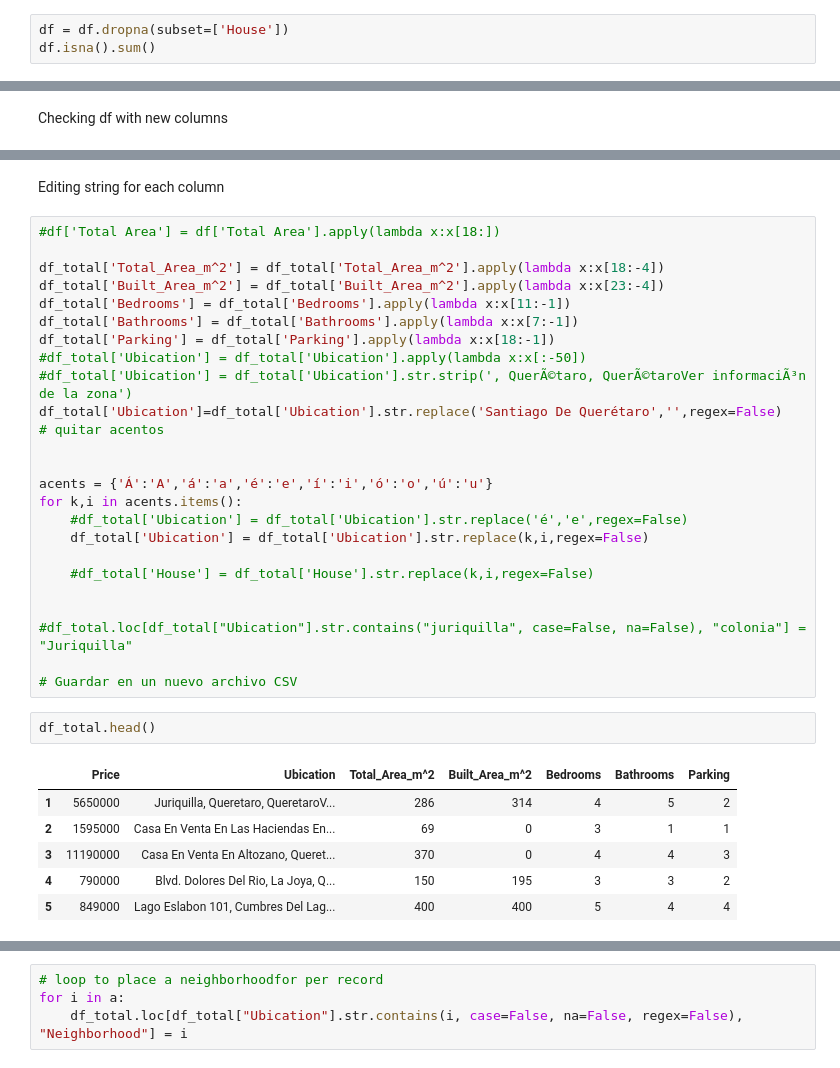
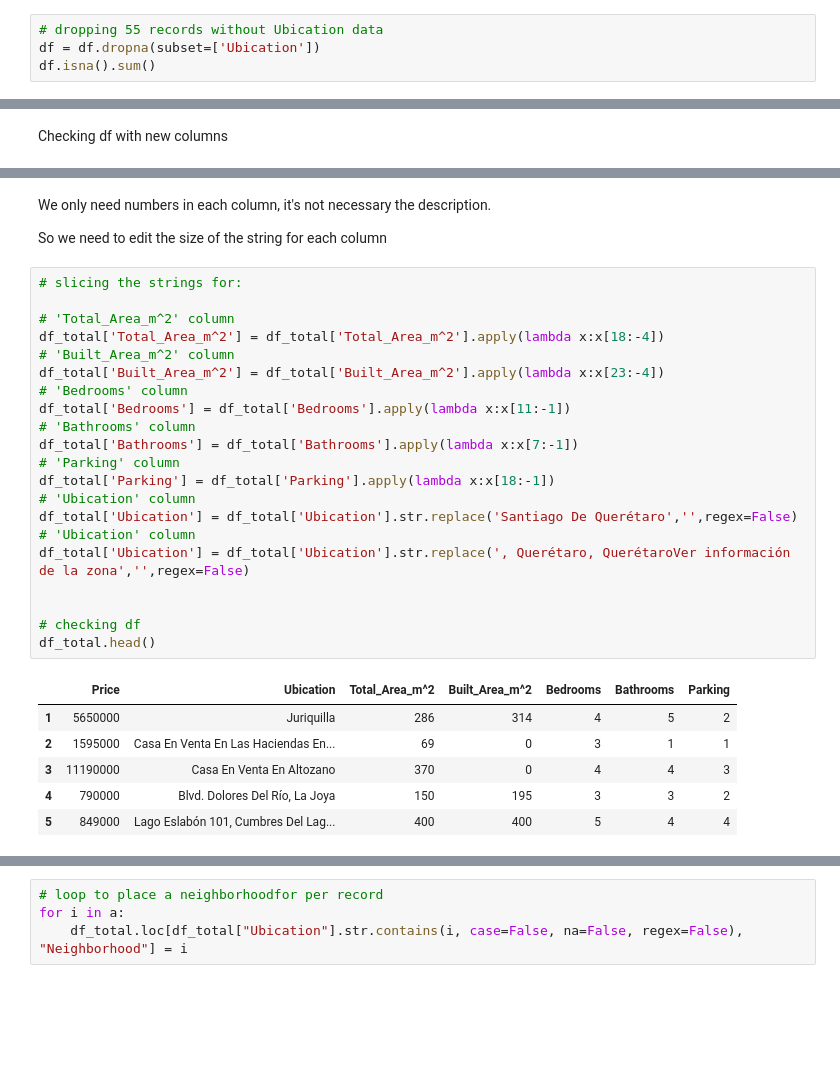
Before and after one commit to GerYar/WebscrapingHousing, a Jupyter notebook: DataCleaning.ipynb, the cells around one changed output, grey strips where cells are left out. Cells and saved outputs as stored; diff of their text form; blank space fills up the shorter version.

```diff
--- a/DataCleaning.ipynb
+++ b/DataCleaning.ipynb
@@ -54,7 +56,8 @@ Ubication    67
 Features      0
 dtype: int64
 # %%
-df = df.dropna(subset=['House'])
+# dropping 55 records without Ubication data
+df = df.dropna(subset=['Ubication'])
 df.isna().sum()
 # %% [output]
 House        0
@@ -243,36 +249,32 @@ memory usage: 57.2+ KB
 # %% [markdown]
-Editing string for each column
+We only need numbers in each column, it's not necessary the description.
+
+So we need to edit the size of the string for each column
 # %%
-#df['Total Area'] = df['Total Area'].apply(lambda x:x[18:])
+# slicing the strings for:
 
+# 'Total_Area_m^2' column
 df_total['Total_Area_m^2'] = df_total['Total_Area_m^2'].apply(lambda x:x[18:-4])
+# 'Built_Area_m^2' column
 df_total['Built_Area_m^2'] = df_total['Built_Area_m^2'].apply(lambda x:x[23:-4])
+# 'Bedrooms' column
 df_total['Bedrooms'] = df_total['Bedrooms'].apply(lambda x:x[11:-1])
+# 'Bathrooms' column
 df_total['Bathrooms'] = df_total['Bathrooms'].apply(lambda x:x[7:-1])
+# 'Parking' column
 df_total['Parking'] = df_total['Parking'].apply(lambda x:x[18:-1])
-#df_total['Ubication'] = df_total['Ubication'].apply(lambda x:x[:-50])
-#df_total['Ubication'] = df_total['Ubication'].str.strip(', QuerÃ©taro, QuerÃ©taroVer informaciÃ³n de la zona')
-df_total['Ubication']=df_total['Ubication'].str.replace('Santiago De Querétaro','',regex=False)
-# quitar acentos
+# 'Ubication' column
+df_total['Ubication'] = df_total['Ubication'].str.replace('Santiago De Querétaro','',regex=False)
+# 'Ubication' column
+df_total['Ubication'] = df_total['Ubication'].str.replace(', Querétaro, QuerétaroVer información de la zona','',regex=False)
 
 
-acents = {'Á':'A','á':'a','é':'e','í':'i','ó':'o','ú':'u'}
-for k,i in acents.items():
-    #df_total['Ubication'] = df_total['Ubication'].str.replace('é','e',regex=False)
-    df_total['Ubication'] = df_total['Ubication'].str.replace(k,i,regex=False)
-
-    #df_total['House'] = df_total['House'].str.replace(k,i,regex=False)
-
-
-#df_total.loc[df_total["Ubication"].str.contains("juriquilla", case=False, na=False), "colonia"] = "Juriquilla"
-
-# Guardar en un nuevo archivo CSV
+# checking df
+df_total.head()
+# %% [output]
+|  | Price | Ubication | Total_Area_m^2 | Built_Area_m^2 | Bedrooms | Bathrooms | Parking |
+| 1 | 5650000 | Juriquilla | 286 | 314 | 4 | 5 | 2 |
+| 2 | 1595000 | Casa En Venta En Las Haciendas En... | 69 | 0 | 3 | 1 | 1 |
+| 3 | 11190000 | Casa En Venta En Altozano | 370 | 0 | 4 | 4 | 3 |
+| 4 | 790000 | Blvd. Dolores Del Río, La Joya | 150 | 195 | 3 | 3 | 2 |
+| 5 | 849000 | Lago Eslabón 101, Cumbres Del Lag... | 400 | 400 | 5 | 4 | 4 |
-# %%
-df_total.head()
-# %% [output]
-|  | Price | Ubication | Total_Area_m^2 | Built_Area_m^2 | Bedrooms | Bathrooms | Parking |
-| 1 | 5650000 | Juriquilla, Queretaro, QueretaroV... | 286 | 314 | 4 | 5 | 2 |
-| 2 | 1595000 | Casa En Venta En Las Haciendas En... | 69 | 0 | 3 | 1 | 1 |
-| 3 | 11190000 | Casa En Venta En Altozano, Queret... | 370 | 0 | 4 | 4 | 3 |
-| 4 | 790000 | Blvd. Dolores Del Rio, La Joya, Q... | 150 | 195 | 3 | 3 | 2 |
-| 5 | 849000 | Lago Eslabon 101, Cumbres Del Lag... | 400 | 400 | 5 | 4 | 4 |
```
Also changed, not shown: parts of 39 cells of this notebook, 1 other file.
